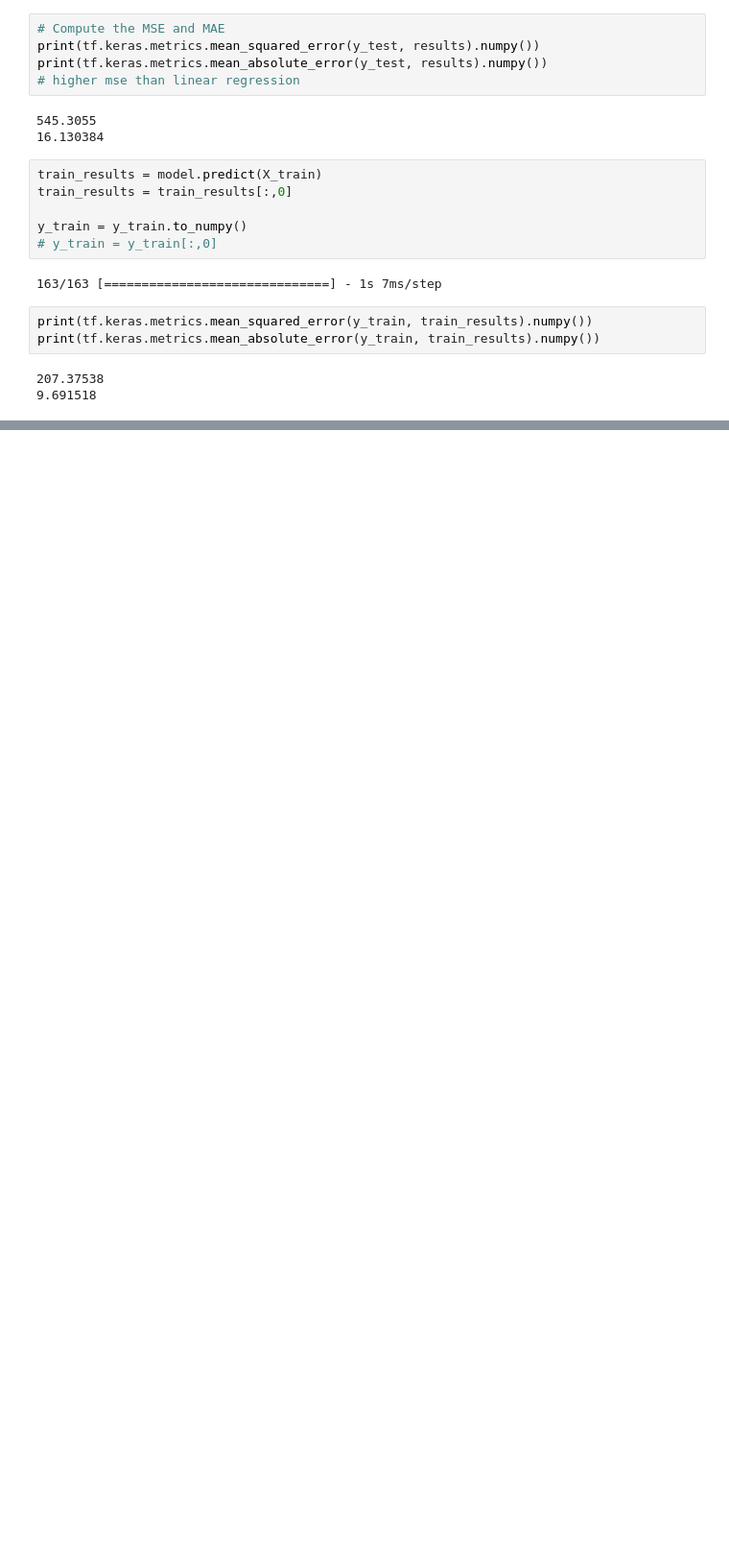
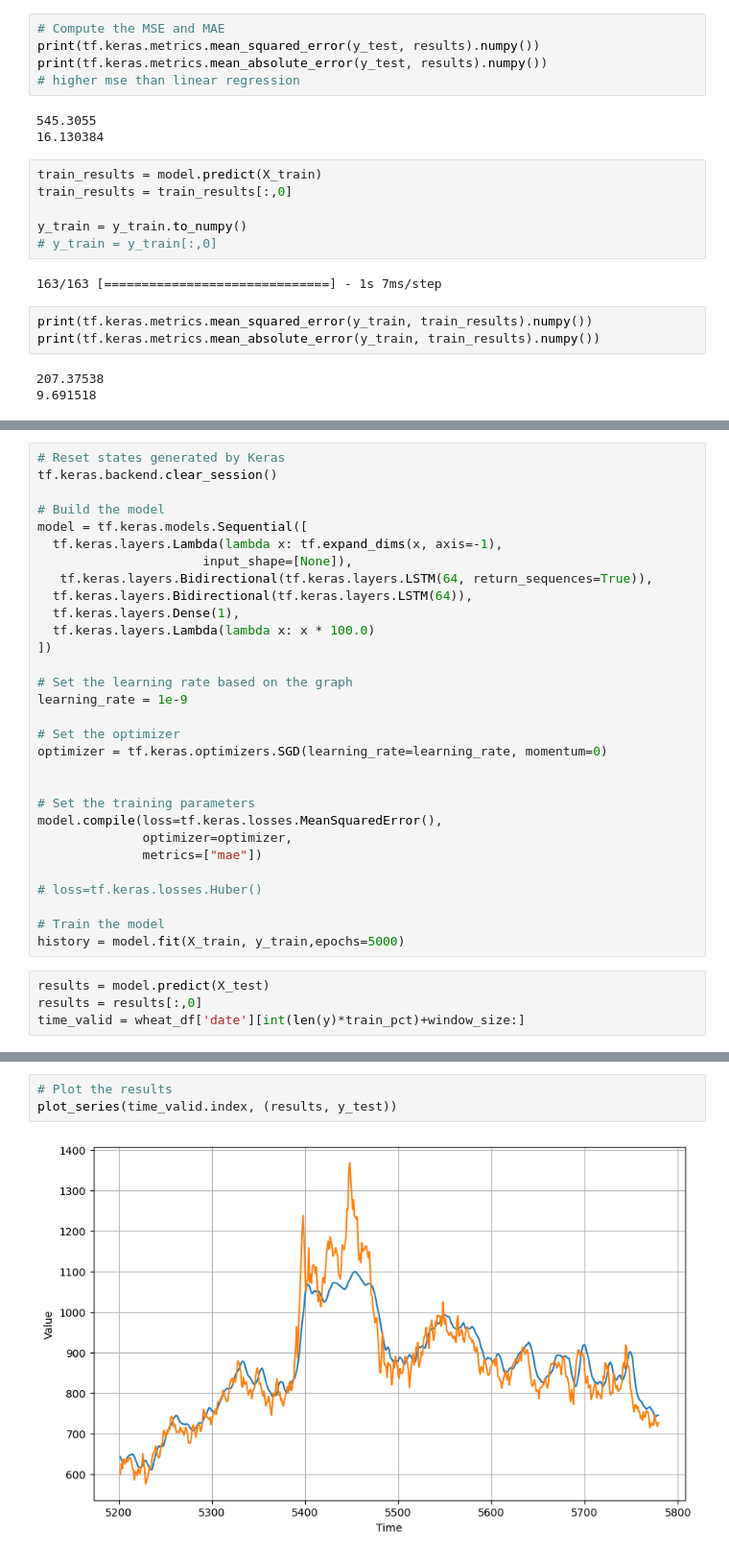
Before and after one commit to sdray5/projects, a Jupyter notebook: GrainFutures/Grains Futures.ipynb, the cells around one changed output, grey strips where cells are left out. Shown at 96% size. Cells and saved outputs as stored; diff of their text form; blank space fills up the shorter version.

```diff
--- a/GrainFutures/Grains Futures.ipynb
+++ b/GrainFutures/Grains Futures.ipynb
@@ -341,0 +512,34 @@ print(tf.keras.metrics.mean_absolute_error(y_train, train_results).numpy())
+# %%
+# Reset states generated by Keras
+tf.keras.backend.clear_session()
+
+# Build the model
+model = tf.keras.models.Sequential([
+  tf.keras.layers.Lambda(lambda x: tf.expand_dims(x, axis=-1),
+                      input_shape=[None]),
+   tf.keras.layers.Bidirectional(tf.keras.layers.LSTM(64, return_sequences=True)),
+  tf.keras.layers.Bidirectional(tf.keras.layers.LSTM(64)),
+  tf.keras.layers.Dense(1),
+  tf.keras.layers.Lambda(lambda x: x * 100.0)
+])
+
+# Set the learning rate based on the graph
+learning_rate = 1e-9
+
+# Set the optimizer
+optimizer = tf.keras.optimizers.SGD(learning_rate=learning_rate, momentum=0)
+
+
+# Set the training parameters
+model.compile(loss=tf.keras.losses.MeanSquaredError(),
+              optimizer=optimizer,
+              metrics=["mae"])
+
+# loss=tf.keras.losses.Huber()
+
+# Train the model
+history = model.fit(X_train, y_train,epochs=5000)
+# %%
+results = model.predict(X_test)
+results = results[:,0]
+time_valid = wheat_df['date'][int(len(y)*train_pct)+window_size:]
@@ -341,0 +548,5 @@ print(tf.keras.metrics.mean_absolute_error(y_train, train_results).numpy())
+# %%
+# Plot the results
+plot_series(time_valid.index, (results, y_test))
+# %% [output]
+[figure, added]
```
Also changed, not shown: parts of 13 cells of this notebook.
